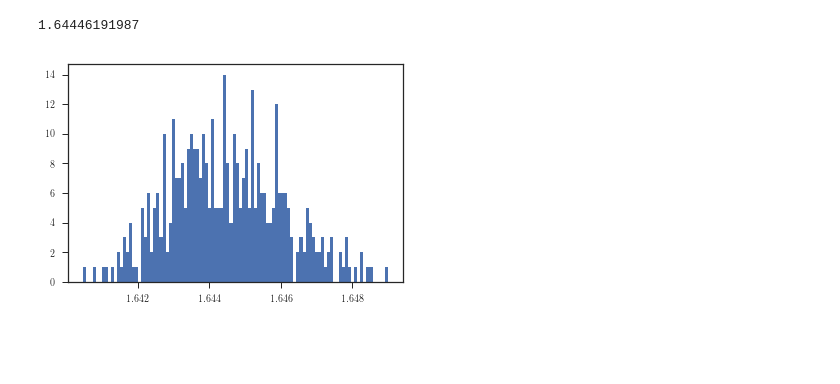
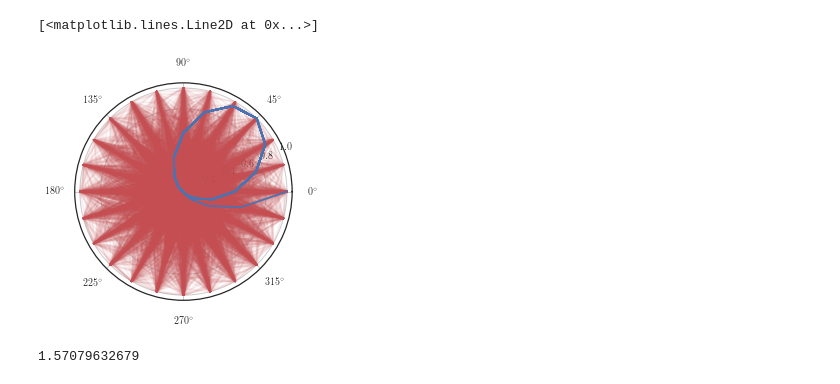
Before and after one commit to lmaesampson/MetaPop, a Jupyter notebook: Code/EllipseFit.ipynb, the cells around one changed output. Cells and saved outputs as stored; diff of their text form; code cells hidden in the pictures; blank space fills up the shorter version.

```diff
--- a/Code/EllipseFit.ipynb
+++ b/Code/EllipseFit.ipynb
@@ -142,8 +144,10 @@ plt.plot(ratio)
+# %%
+plt.polar(theta[tstart:],stoch_norm[tstart:],color='r',alpha=0.1);
+plt.polar(theta[tstart:],sin_norm[tstart:],alpha=1.)
+# %% [output]
+[<matplotlib.lines.Line2D at 0x...>]
+[figure, added]
 # %%
-print np.mean(ratio)
+print np.pi/2.
 # %% [output]
-1.64446191987
+1.57079632679
-# %%
-a,b,c = plt.hist(ratio,bins=100)
-# %% [output]
-[figure, removed]
```
Also changed, not shown: parts of 16 cells of this notebook.
